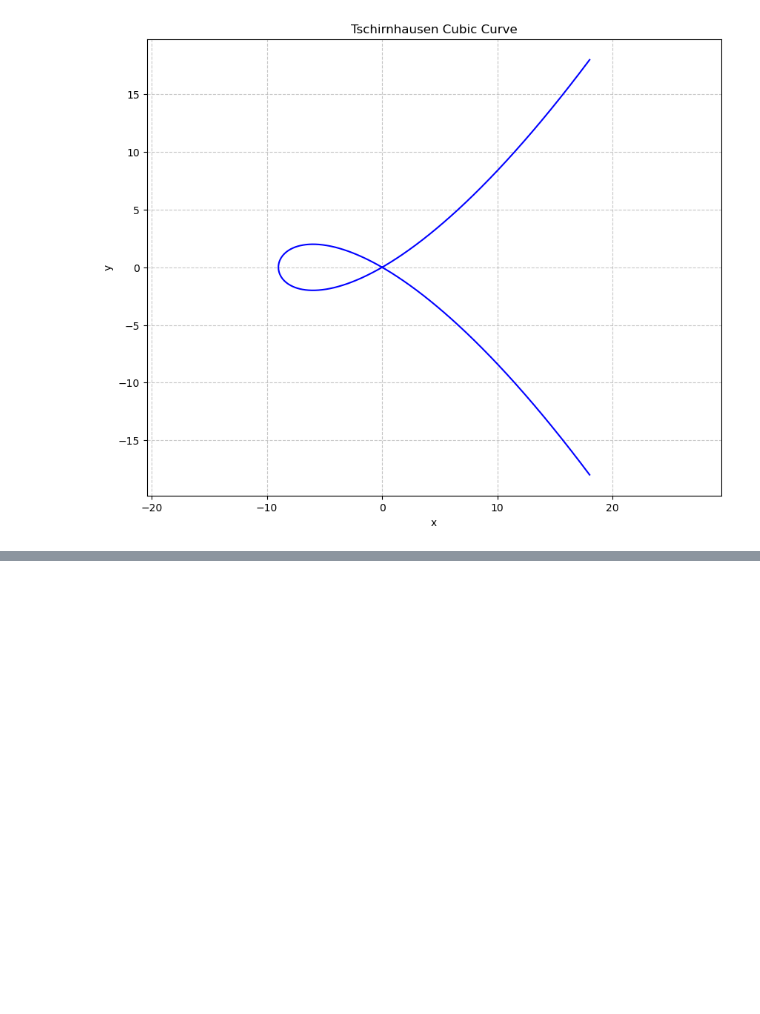
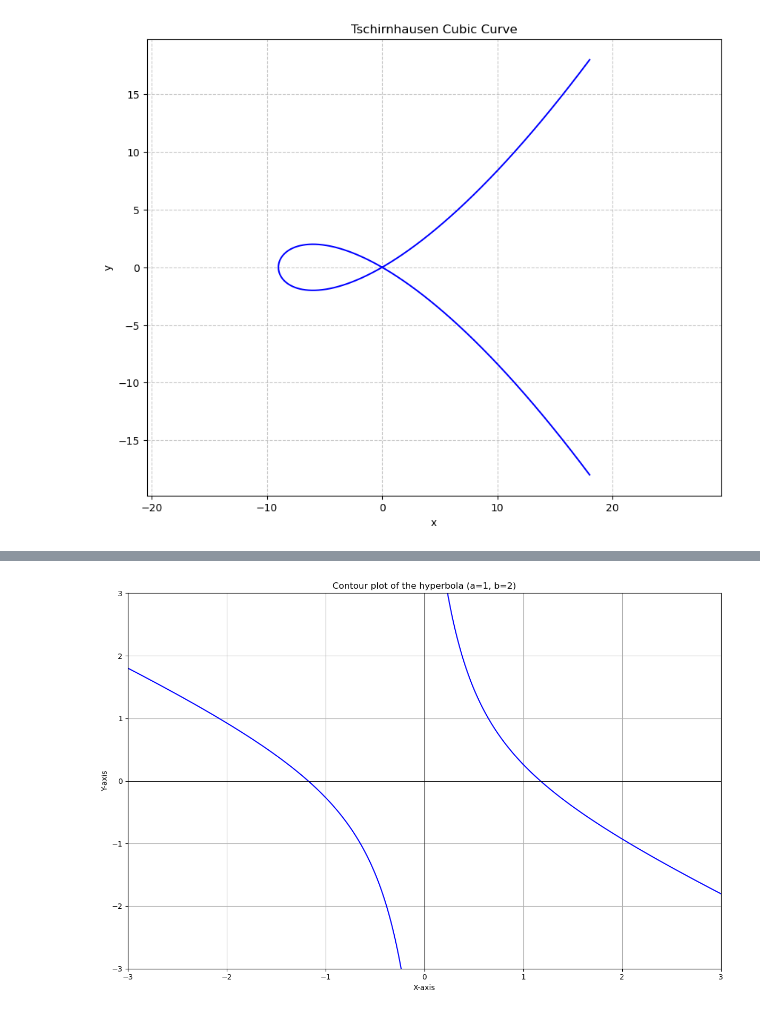
Before and after one commit to MartaHrudzynska/RR-SMP, a Jupyter notebook: example.ipynb, the cells around one changed output, grey strips where cells are left out. Drawn from its saved outputs; the diff is of its cells as text; code cells hidden in the pictures; blank space fills up the shorter version.

```diff
--- a/example.ipynb
+++ b/example.ipynb
@@ -94,0 +93,8 @@ curve.plot((-20,20), color='purple')
+# %%
+from quadcubicViz.secondordercurves import Hyperbole
+
+curve = Hyperbole(1,2)
+curve.rotate(28)
+curve.plot()
+# %% [output]
+[figure, added]
```
Also changed, not shown: parts of 13 cells of this notebook, 17 other files.
